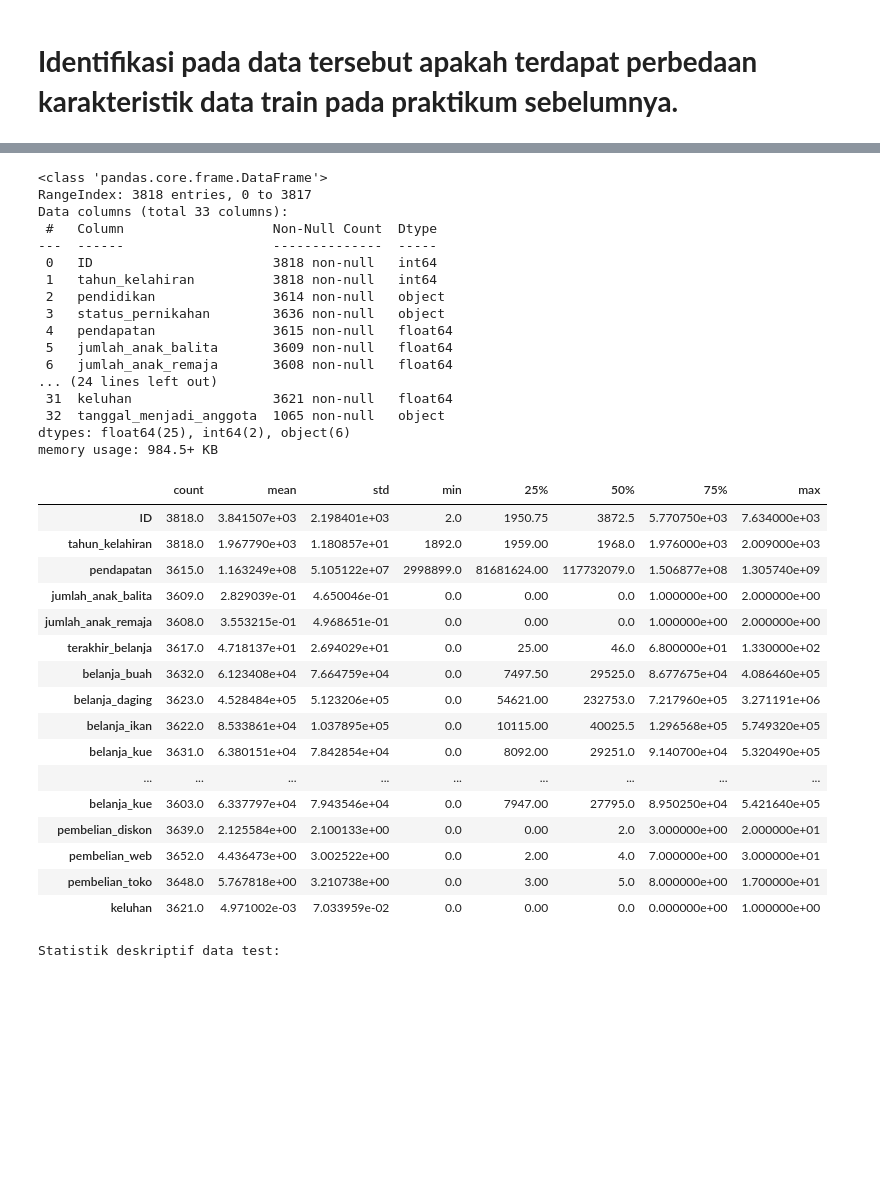
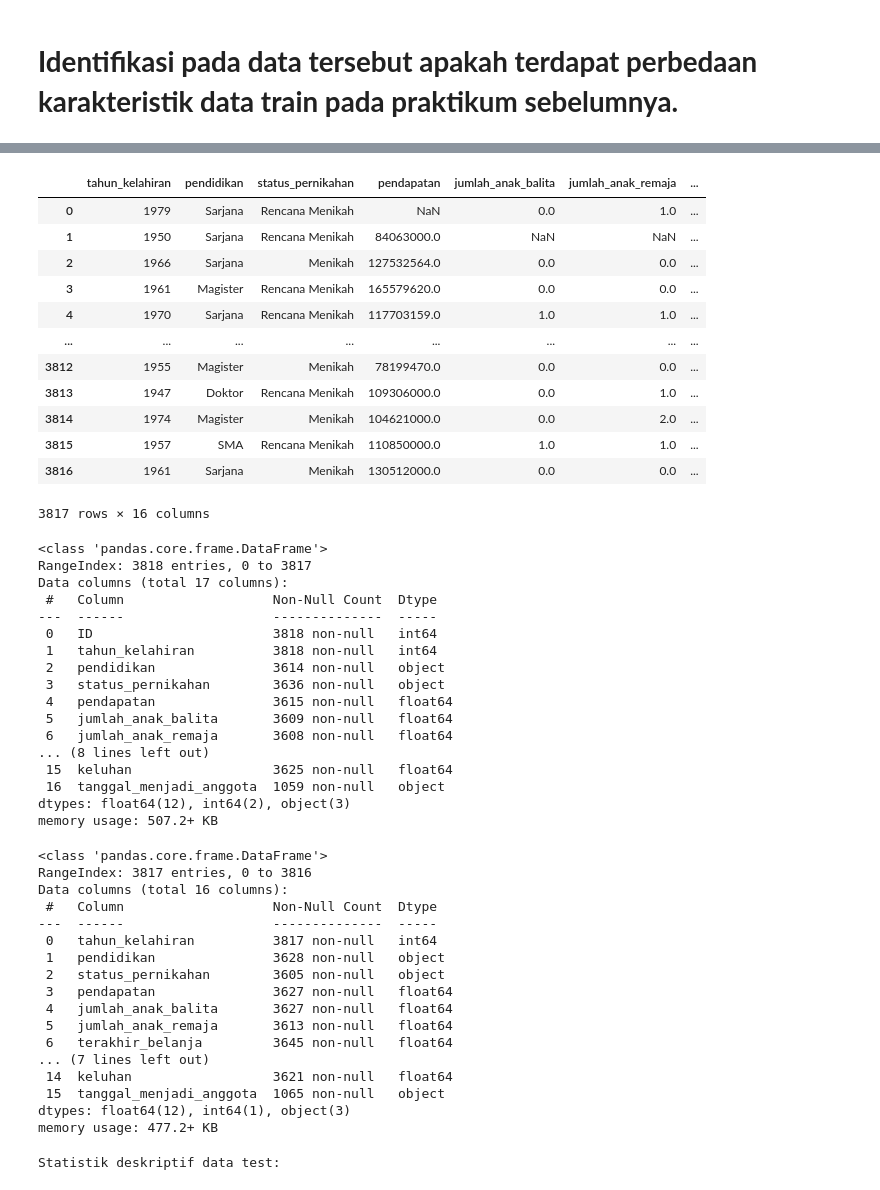
Before and after one commit to yasminealifta/IPSD-Assignment, a Jupyter notebook: MODUL 4/Tugas_3.ipynb, the cells around one changed output, grey strips where cells are left out. Cells and saved outputs as stored; diff of their text form; code cells hidden in the pictures; blank space fills up the shorter version.

```diff
--- a/MODUL 4/Tugas_3.ipynb
+++ b/MODUL 4/Tugas_3.ipynb
@@ -27,9 +26,25 @@ Warning: Total number of columns (33) exceeds max_columns (20) limiting to first
+# %%
+train
+# %% [output]
+|  | tahun_kelahiran | pendidikan | status_pernikahan | pendapatan | jumlah_anak_balita | jumlah_anak_remaja | ... |
+| 0 | 1979 | Sarjana | Rencana Menikah | NaN | 0.0 | 1.0 | ... |
+| 1 | 1950 | Sarjana | Rencana Menikah | 84063000.0 | NaN | NaN | ... |
+| 2 | 1966 | Sarjana | Menikah | 127532564.0 | 0.0 | 0.0 | ... |
+| 3 | 1961 | Magister | Rencana Menikah | 165579620.0 | 0.0 | 0.0 | ... |
+| 4 | 1970 | Sarjana | Rencana Menikah | 117703159.0 | 1.0 | 1.0 | ... |
+| ... | ... | ... | ... | ... | ... | ... | ... |
+| 3812 | 1955 | Magister | Menikah | 78199470.0 | 0.0 | 0.0 | ... |
+| 3813 | 1947 | Doktor | Rencana Menikah | 109306000.0 | 0.0 | 1.0 | ... |
+| 3814 | 1974 | Magister | Menikah | 104621000.0 | 0.0 | 2.0 | ... |
+| 3815 | 1957 | SMA | Rencana Menikah | 110850000.0 | 1.0 | 1.0 | ... |
+| 3816 | 1961 | Sarjana | Menikah | 130512000.0 | 0.0 | 0.0 | ... |
+3817 rows × 16 columns
 # %%
-tf.info()
+test.info()
 # %% [output]
 <class 'pandas.core.frame.DataFrame'>
 RangeIndex: 3818 entries, 0 to 3817
-Data columns (total 33 columns):
+Data columns (total 17 columns):
  #   Column                   Non-Null Count  Dtype
 ---  ------                   --------------  -----
  0   ID                       3818 non-null   int64
@@ -39,31 +54,31 @@ Data columns (total 33 columns):
  4   pendapatan               3615 non-null   float64
  5   jumlah_anak_balita       3609 non-null   float64
  6   jumlah_anak_remaja       3608 non-null   float64
-... (24 lines left out)
- 31  keluhan                  3621 non-null   float64
- 32  tanggal_menjadi_anggota  1065 non-null   object
-dtypes: float64(25), int64(2), object(6)
-memory usage: 984.5+ KB
+... (8 lines left out)
+ 15  keluhan                  3625 non-null   float64
+ 16  tanggal_menjadi_anggota  1059 non-null   object
+dtypes: float64(12), int64(2), object(3)
+memory usage: 507.2+ KB
-# %%
-tf.describe().T
-# %% [output]
-|  | count | mean | std | min | 25% | 50% | 75% | max |
-| ID | 3818.0 | 3.841507e+03 | 2.198401e+03 | 2.0 | 1950.75 | 3872.5 | 5.770750e+03 | 7.634000e+03 |
-| tahun_kelahiran | 3818.0 | 1.967790e+03 | 1.180857e+01 | 1892.0 | 1959.00 | 1968.0 | 1.976000e+03 | 2.009000e+03 |
-| pendapatan | 3615.0 | 1.163249e+08 | 5.105122e+07 | 2998899.0 | 81681624.00 | 117732079.0 | 1.506877e+08 | 1.305740e+09 |
-| jumlah_anak_balita | 3609.0 | 2.829039e-01 | 4.650046e-01 | 0.0 | 0.00 | 0.0 | 1.000000e+00 | 2.000000e+00 |
-| jumlah_anak_remaja | 3608.0 | 3.553215e-01 | 4.968651e-01 | 0.0 | 0.00 | 0.0 | 1.000000e+00 | 2.000000e+00 |
-| terakhir_belanja | 3617.0 | 4.718137e+01 | 2.694029e+01 | 0.0 | 25.00 | 46.0 | 6.800000e+01 | 1.330000e+02 |
-| belanja_buah | 3632.0 | 6.123408e+04 | 7.664759e+04 | 0.0 | 7497.50 | 29525.0 | 8.677675e+04 | 4.086460e+05 |
-| belanja_daging | 3623.0 | 4.528484e+05 | 5.123206e+05 | 0.0 | 54621.00 | 232753.0 | 7.217960e+05 | 3.271191e+06 |
-| belanja_ikan | 3622.0 | 8.533861e+04 | 1.037895e+05 | 0.0 | 10115.00 | 40025.5 | 1.296568e+05 | 5.749320e+05 |
-| belanja_kue | 3631.0 | 6.380151e+04 | 7.842854e+04 | 0.0 | 8092.00 | 29251.0 | 9.140700e+04 | 5.320490e+05 |
-| ... | ... | ... | ... | ... | ... | ... | ... | ... |
-| belanja_kue | 3603.0 | 6.337797e+04 | 7.943546e+04 | 0.0 | 7947.00 | 27795.0 | 8.950250e+04 | 5.421640e+05 |
-| pembelian_diskon | 3639.0 | 2.125584e+00 | 2.100133e+00 | 0.0 | 0.00 | 2.0 | 3.000000e+00 | 2.000000e+01 |
-| pembelian_web | 3652.0 | 4.436473e+00 | 3.002522e+00 | 0.0 | 2.00 | 4.0 | 7.000000e+00 | 3.000000e+01 |
-| pembelian_toko | 3648.0 | 5.767818e+00 | 3.210738e+00 | 0.0 | 3.00 | 5.0 | 8.000000e+00 | 1.700000e+01 |
-| keluhan | 3621.0 | 4.971002e-03 | 7.033959e-02 | 0.0 | 0.00 | 0.0 | 0.000000e+00 | 1.000000e+00 |
+# %%
+train.info()
+# %% [output]
+<class 'pandas.core.frame.DataFrame'>
+RangeIndex: 3817 entries, 0 to 3816
+Data columns (total 16 columns):
+ #   Column                   Non-Null Count  Dtype
+---  ------                   --------------  -----
+ 0   tahun_kelahiran          3817 non-null   int64
+ 1   pendidikan               3628 non-null   object
+ 2   status_pernikahan        3605 non-null   object
+ 3   pendapatan               3627 non-null   float64
+ 4   jumlah_anak_balita       3627 non-null   float64
+ 5   jumlah_anak_remaja       3613 non-null   float64
+ 6   terakhir_belanja         3645 non-null   float64
+... (7 lines left out)
+ 14  keluhan                  3621 non-null   float64
+ 15  tanggal_menjadi_anggota  1065 non-null   object
+dtypes: float64(12), int64(1), object(3)
+memory usage: 477.2+ KB
 # %%
 print("Statistik deskriptif data test:")
 test.describe().T
```
Also changed, not shown: parts of 6 cells of this notebook.
